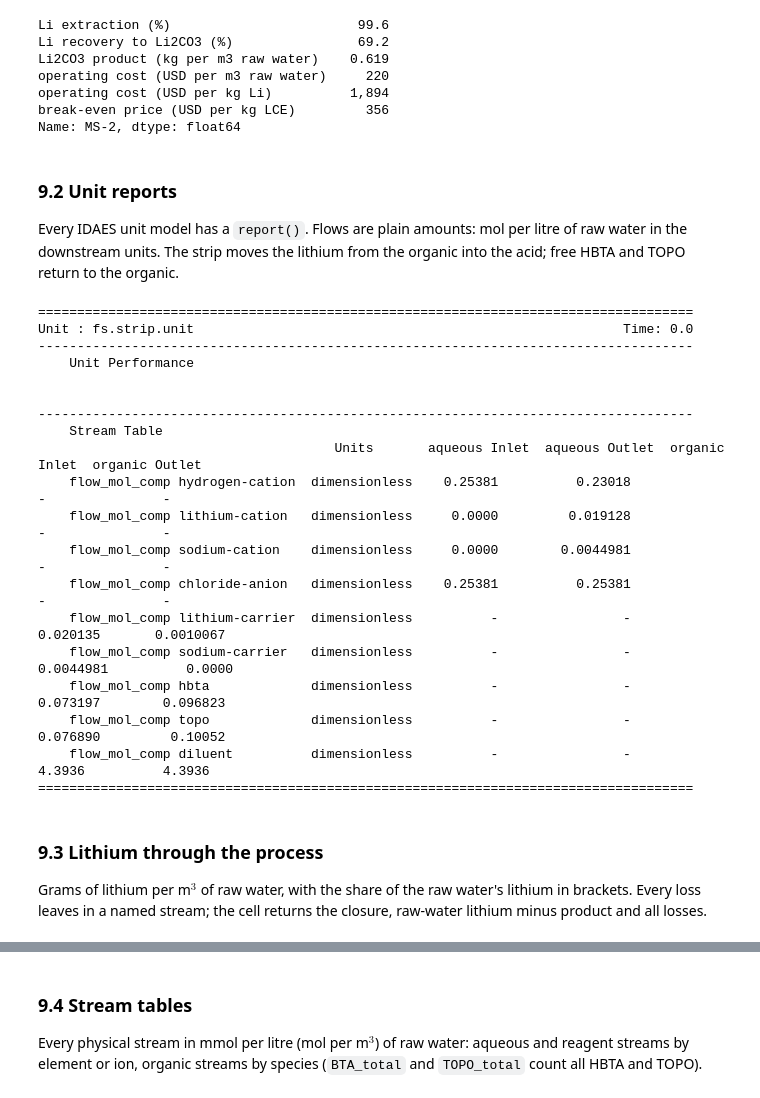
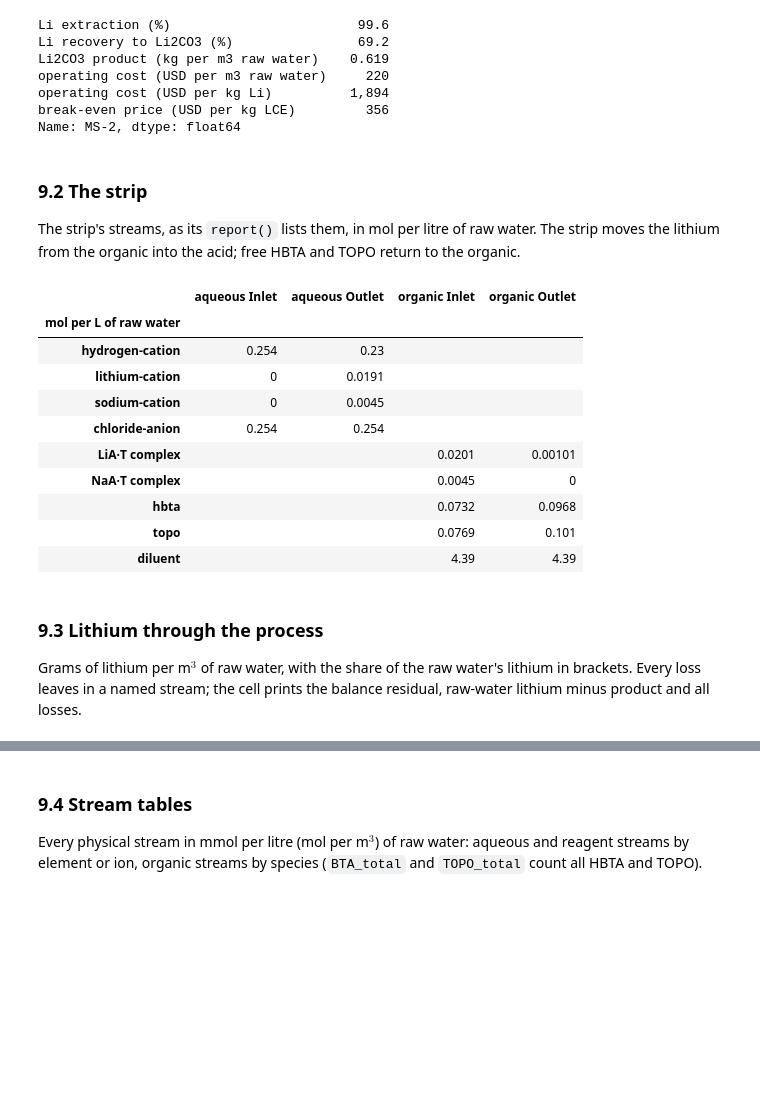
Before and after one commit to tannerpolley/prommis, a Jupyter notebook: docs/tutorials/lithium_produced_water_process.ipynb, the cells around one changed output, grey strips where cells are left out. Cells and saved outputs as stored; diff of their text form; code cells hidden in the pictures; blank space fills up the shorter version.

```diff
--- a/docs/tutorials/lithium_produced_water_process.ipynb
+++ b/docs/tutorials/lithium_produced_water_process.ipynb
@@ -521,37 +504,29 @@ operating cost (USD per kg Li)          1,894
 break-even price (USD per kg LCE)         356
 Name: MS-2, dtype: float64
 # %% [markdown]
-### 9.2 Unit reports
+### 9.2 The strip
 
-Every IDAES unit model has a `report()`. Flows are plain amounts: mol per litre of raw water in the downstream units.
-The strip moves the lithium from the organic into the acid; free HBTA and TOPO return to the organic.
+The strip's streams, as its `report()` lists them, in mol per litre of raw water. The strip moves the lithium from the
+organic into the acid; free HBTA and TOPO return to the organic.
 # %%
-m.fs.strip.unit.report()
+tools.stream_table(m.fs.strip.unit, "raw water")
 # %% [output]
-====================================================================================
-Unit : fs.strip.unit                                                       Time: 0.0
-------------------------------------------------------------------------------------
-    Unit Performance
-
-
-------------------------------------------------------------------------------------
-    Stream Table
-                                      Units       aqueous Inlet  aqueous Outlet  organic Inlet  organic Outlet
-    flow_mol_comp hydrogen-cation  dimensionless    0.25381          0.23018              -               -
-    flow_mol_comp lithium-cation   dimensionless     0.0000         0.019128              -               -
-    flow_mol_comp sodium-cation    dimensionless     0.0000        0.0044981              -               -
-    flow_mol_comp chloride-anion   dimensionless    0.25381          0.25381              -               -
-    flow_mol_comp lithium-carrier  dimensionless          -                -       0.020135       0.0010067
-    flow_mol_comp sodium-carrier   dimensionless          -                -      0.0044981          0.0000
-    flow_mol_comp hbta             dimensionless          -                -       0.073197        0.096823
-    flow_mol_comp topo             dimensionless          -                -       0.076890         0.10052
-    flow_mol_comp diluent          dimensionless          -                -         4.3936          4.3936
-====================================================================================
+|  | aqueous Inlet | aqueous Outlet | organic Inlet | organic Outlet |
+| mol per L of raw water |  |  |  |  |
+| hydrogen-cation | 0.254 | 0.23 |  |  |
+| lithium-cation | 0 | 0.0191 |  |  |
+| sodium-cation | 0 | 0.0045 |  |  |
+| chloride-anion | 0.254 | 0.254 |  |  |
+| LiA·T complex |  |  | 0.0201 | 0.00101 |
+| NaA·T complex |  |  | 0.0045 | 0 |
+| hbta |  |  | 0.0732 | 0.0968 |
+| topo |  |  | 0.0769 | 0.101 |
+| diluent |  |  | 4.39 | 4.39 |
 # %% [markdown]
 ### 9.3 Lithium through the process
 
 Grams of lithium per m$^3$ of raw water, with the share of the raw water's lithium in brackets. Every loss leaves in
-a named stream; the cell returns the closure, raw-water lithium minus product and all losses.
+a named stream; the cell prints the balance residual, raw-water lithium minus product and all losses.
 # %%
 pw.lithium_diagram(result, site)
 # %% [output]
```
Also changed, not shown: parts of 50 cells of this notebook, 4 other files.
